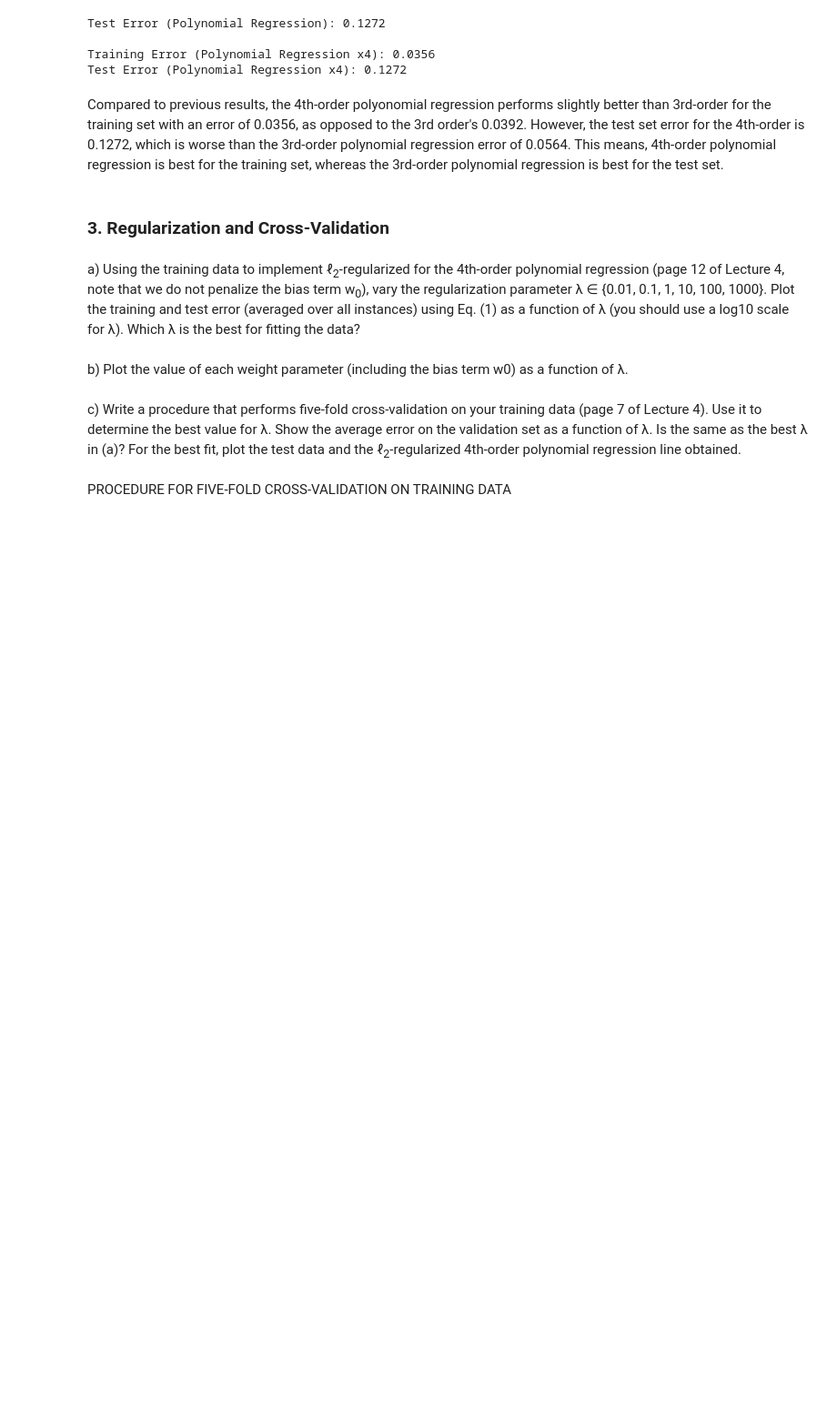
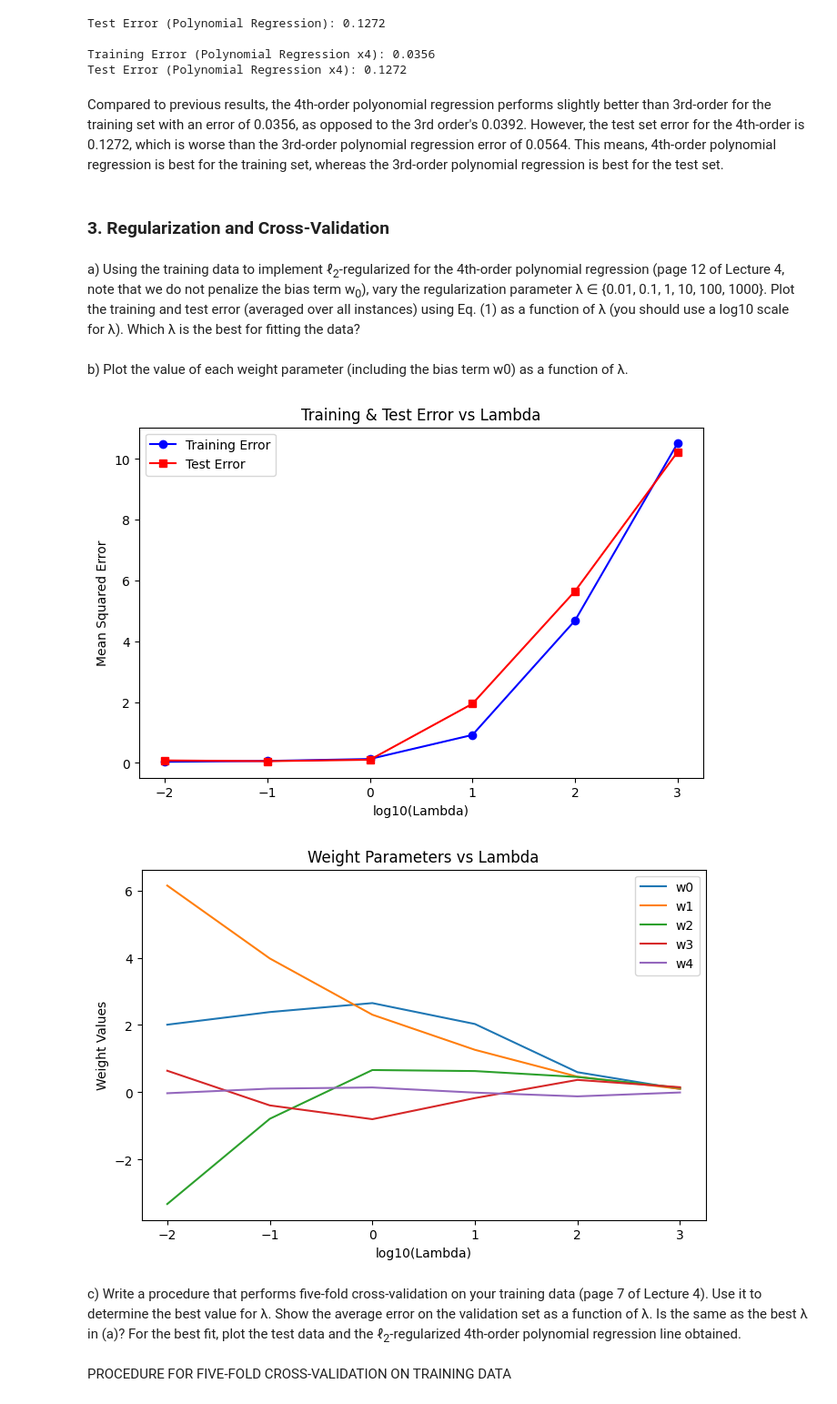
Before and after one commit to hpharen/4442-Assignments, a Jupyter notebook: Assignment 1/4442 Assignment 1 - hpate269.ipynb, the cells around one changed output. Shown at 91% size. Drawn from its saved outputs; the diff is of its cells as text; code cells hidden in the pictures; blank space fills up the shorter version.

```diff
--- a/Assignment 1/4442 Assignment 1 - hpate269.ipynb
+++ b/Assignment 1/4442 Assignment 1 - hpate269.ipynb
@@ -432,5 +434,16 @@ Test Error (Polynomial Regression x4): 0.1272
 Compared to previous results, the 4th-order polyonomial regression performs slightly better than 3rd-order for the training set with an error of 0.0356, as opposed to the 3rd order's 0.0392. However, the test set error for the 4th-order is 0.1272, which is worse than the 3rd-order polynomial regression error of 0.0564. This means, 4th-order polynomial regression is best for the training set, whereas the 3rd-order polynomial regression is best for the test set.
 # %% [markdown]
 ### 3. Regularization and Cross-Validation
+# %%
+# Define lambda values (log scale)
+lambda_values = [0.01, 0.1, 1, 10, 100, 1000]
+
+# Prepare 4th-order polynomial features
+X_poly4_train = np.c_[np.ones(trainingX.shape[0]), trainingX, trainingX**2, trainingX**3, trainingX**4]
+X_poly4_test = np.c_[np.ones(testX.shape[0]), testX, testX**2, testX**3, testX**4]
+
+train_errors = []
+test_errors = []
+weights = []
 # %% [markdown]
 a) Using the training data to implement ℓ<sub>2</sub>-regularized for the 4th-order polynomial regression (page 12 of Lecture 4, note that we do not penalize the bias term w<sub>0</sub>), vary the regularization parameter λ ∈ {0.01, 0.1, 1, 10, 100, 1000}. Plot the training and test error (averaged over all instances) using Eq. (1) as a function of λ (you should use a log10 scale for λ). Which λ is the best for fitting the data?
@@ -439,2 +450,15 @@ a) Using the training data to implement ℓ<sub>2</sub>-regularized for the 4th-
+# %%
+# Implement ℓ2-regularized for the 4th-order polynomial regression
+# Train Ridge regression for each lambda and record errors
+for lam in lambda_values:
+    ridge_reg = Ridge(alpha=lam, fit_intercept=False)  # No intercept because we already added bias
+    ridge_reg.fit(X_poly4_train, trainingY)
+
+    y_train_pred = ridge_reg.predict(X_poly4_train)
+    y_test_pred = ridge_reg.predict(X_poly4_test)
+
+    train_errors.append(mean_squared_error(trainingY, y_train_pred))
+    test_errors.append(mean_squared_error(testY, y_test_pred))
+    weights.append(ridge_reg.coef_)
 # %% [markdown]
 b) Plot the value of each weight parameter (including the bias term w0) as a function of λ.
@@ -443,3 +465,26 @@ b) Plot the value of each weight parameter (including the bias term w0) as a fun
+# %%
+# Plot value of each weight parameter as function of λ
+plt.figure(figsize=(8, 5))
+plt.plot(np.log10(lambda_values), train_errors, marker='o', label='Training Error', color='blue')
+plt.plot(np.log10(lambda_values), test_errors, marker='s', label='Test Error', color='red')
+plt.xlabel('log10(Lambda)')
+plt.ylabel('Mean Squared Error')
+plt.legend()
+plt.title('Training & Test Error vs Lambda')
+plt.show()
+
+weights = np.array(weights)
+plt.figure(figsize=(8, 5))
+for i in range(weights.shape[1]):
+    plt.plot(np.log10(lambda_values), weights[:, i], label=f'w{i}')
+plt.xlabel('log10(Lambda)')
+plt.ylabel('Weight Values')
+plt.legend()
+plt.title('Weight Parameters vs Lambda')
+plt.show()
+# %% [output]
+[figure, added]
+[figure, added]
 # %% [markdown]
 c) Write a procedure that performs five-fold cross-validation on your training data (page 7
 of Lecture 4). Use it to determine the best value for λ. Show the average error on the validation
```
Also changed, not shown: parts of 5 cells of this notebook.
